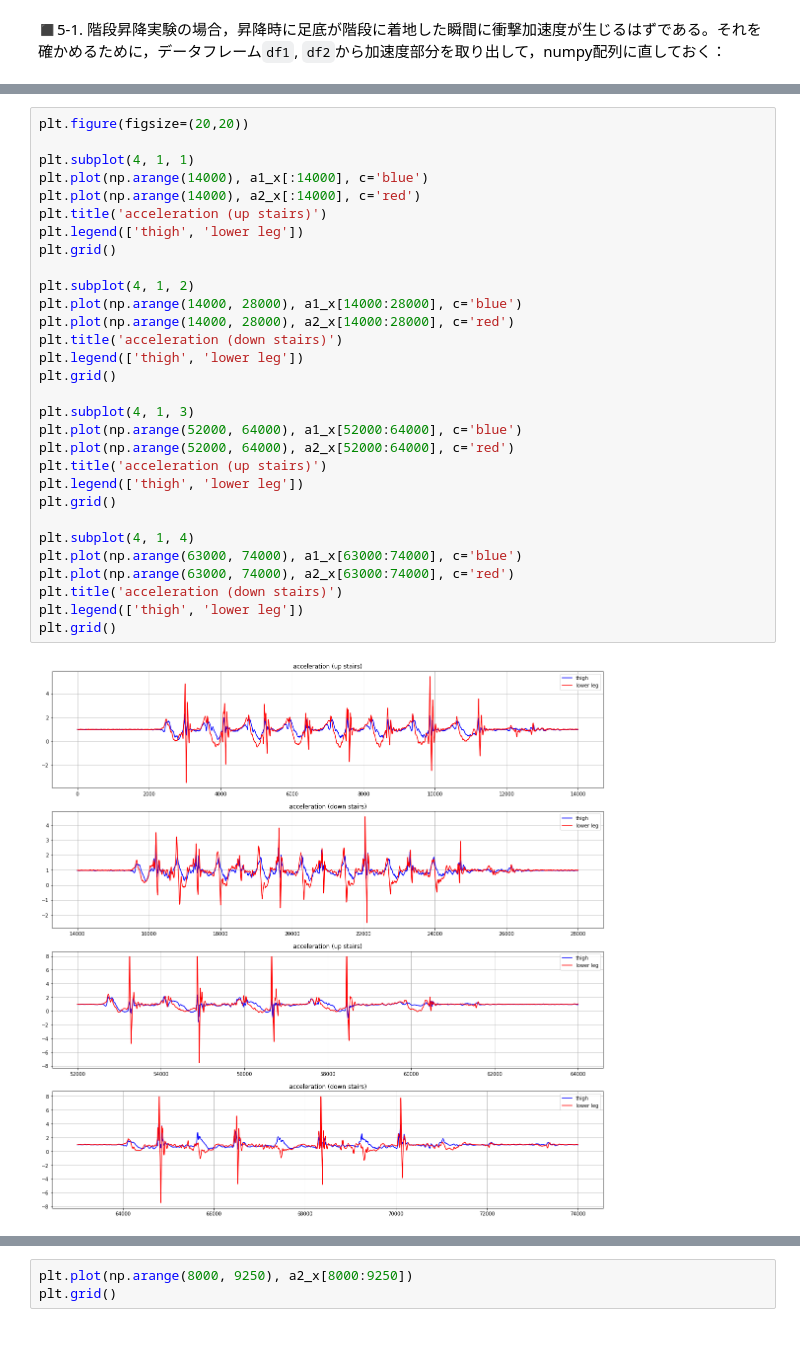
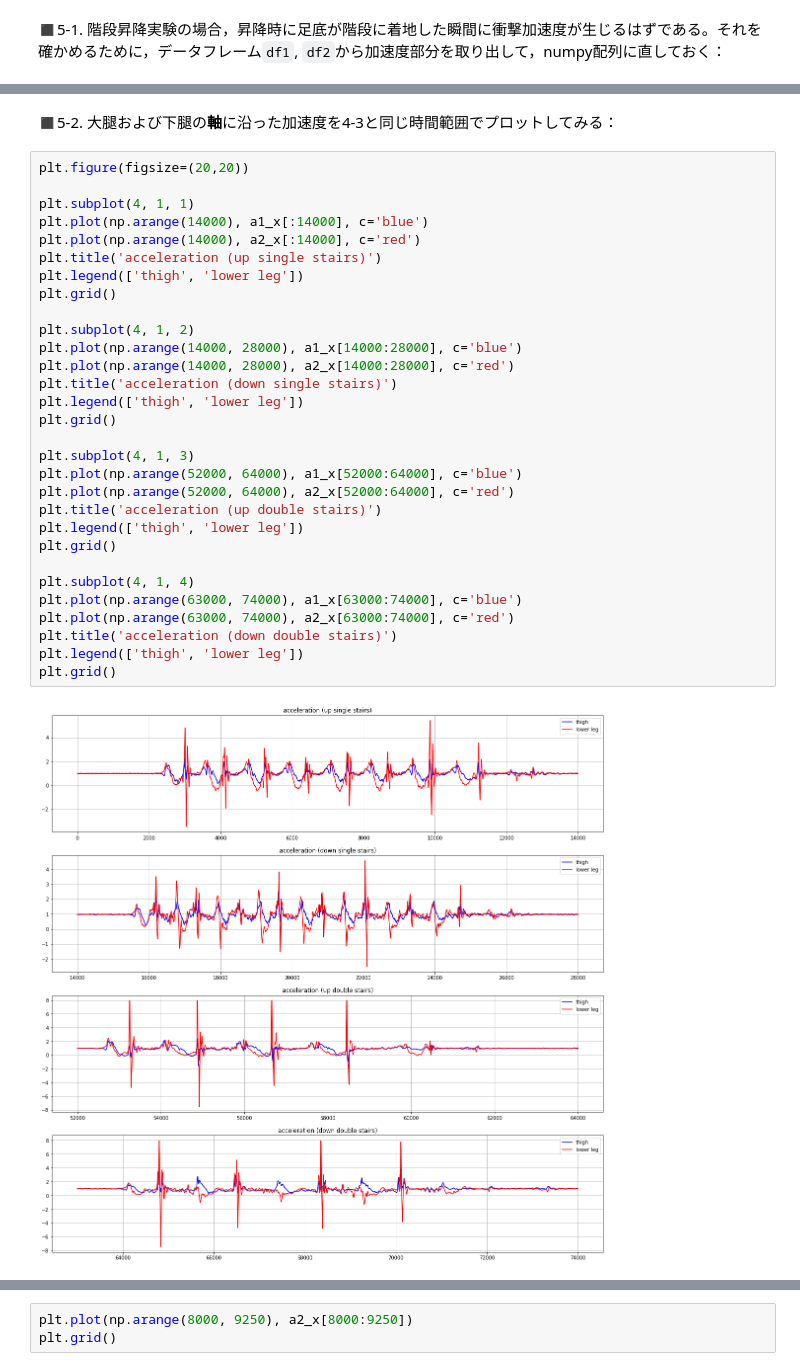
Before and after one commit to doppelgenkan/activity, a Jupyter notebook: up-down_stairs/up-down_stairs.ipynb, the cells around one changed output, grey strips where cells are left out. Drawn from its saved outputs; the diff is of its cells as text; blank space fills up the shorter version.

```diff
--- a/up-down_stairs/up-down_stairs.ipynb
+++ b/up-down_stairs/up-down_stairs.ipynb
@@ -654,32 +660,34 @@ a2_z = np.array(df['a1_z']/10000)[1500:]
+# %% [markdown]
+◼️5-2. 大腿および下腿の**軸**に沿った加速度を4-3と同じ時間範囲でプロットしてみる：
 # %%
 plt.figure(figsize=(20,20))
 
 plt.subplot(4, 1, 1)
 plt.plot(np.arange(14000), a1_x[:14000], c='blue')
 plt.plot(np.arange(14000), a2_x[:14000], c='red')
-plt.title('acceleration (up stairs)')
+plt.title('acceleration (up single stairs)')
 plt.legend(['thigh', 'lower leg'])
 plt.grid()
 
 plt.subplot(4, 1, 2)
 plt.plot(np.arange(14000, 28000), a1_x[14000:28000], c='blue')
 plt.plot(np.arange(14000, 28000), a2_x[14000:28000], c='red')
-plt.title('acceleration (down stairs)')
+plt.title('acceleration (down single stairs)')
 plt.legend(['thigh', 'lower leg'])
 plt.grid()
 
 plt.subplot(4, 1, 3)
 plt.plot(np.arange(52000, 64000), a1_x[52000:64000], c='blue')
 plt.plot(np.arange(52000, 64000), a2_x[52000:64000], c='red')
-plt.title('acceleration (up stairs)')
+plt.title('acceleration (up double stairs)')
 plt.legend(['thigh', 'lower leg'])
 plt.grid()
 
 plt.subplot(4, 1, 4)
 plt.plot(np.arange(63000, 74000), a1_x[63000:74000], c='blue')
 plt.plot(np.arange(63000, 74000), a2_x[63000:74000], c='red')
-plt.title('acceleration (down stairs)')
+plt.title('acceleration (down double stairs)')
 plt.legend(['thigh', 'lower leg'])
 plt.grid()
 # %% [output]
-[figure, old version]
+[figure, new version]
```
Also changed, not shown: parts of 11 cells of this notebook, 1 other file.
